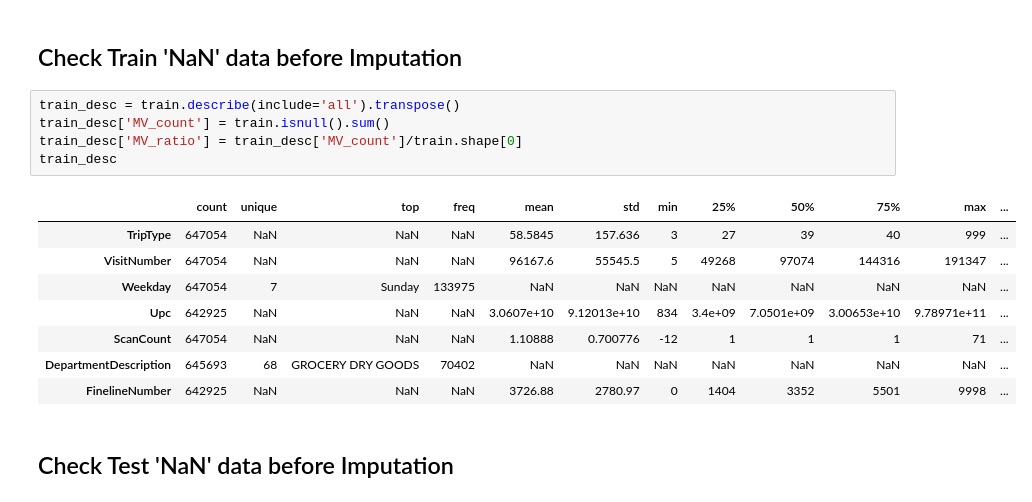
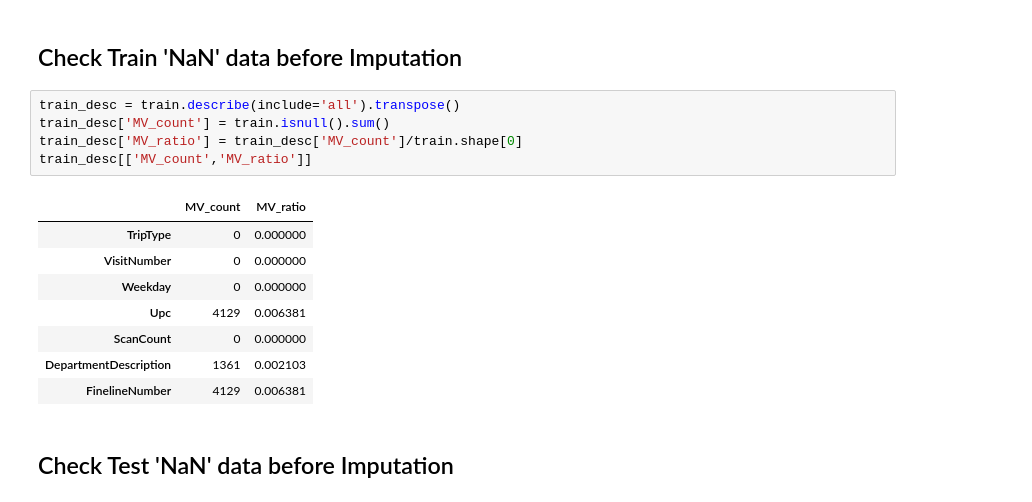
Before and after one commit to woncheolSon/Classification-Analysis-Project, a Jupyter notebook: Preprocessing.ipynb, the cells around one changed output. Saved outputs shown, nothing was run; the diff lists cells and outputs as text.

```diff
--- a/Preprocessing.ipynb
+++ b/Preprocessing.ipynb
@@ -30,17 +31,17 @@ samplesub.head()
 # %%
 train_desc = train.describe(include='all').transpose()
 train_desc['MV_count'] = train.isnull().sum()
 train_desc['MV_ratio'] = train_desc['MV_count']/train.shape[0]
-train_desc
+train_desc[['MV_count','MV_ratio']]
 # %% [output]
-|  | count | unique | top | freq | mean | std | min | 25% | 50% | 75% | max | ... |
-| TripType | 647054 | NaN | NaN | NaN | 58.5845 | 157.636 | 3 | 27 | 39 | 40 | 999 | ... |
-| VisitNumber | 647054 | NaN | NaN | NaN | 96167.6 | 55545.5 | 5 | 49268 | 97074 | 144316 | 191347 | ... |
-| Weekday | 647054 | 7 | Sunday | 133975 | NaN | NaN | NaN | NaN | NaN | NaN | NaN | ... |
-| Upc | 642925 | NaN | NaN | NaN | 3.0607e+10 | 9.12013e+10 | 834 | 3.4e+09 | 7.0501e+09 | 3.00653e+10 | 9.78971e+11 | ... |
-| ScanCount | 647054 | NaN | NaN | NaN | 1.10888 | 0.700776 | -12 | 1 | 1 | 1 | 71 | ... |
-| DepartmentDescription | 645693 | 68 | GROCERY DRY GOODS | 70402 | NaN | NaN | NaN | NaN | NaN | NaN | NaN | ... |
-| FinelineNumber | 642925 | NaN | NaN | NaN | 3726.88 | 2780.97 | 0 | 1404 | 3352 | 5501 | 9998 | ... |
+|  | MV_count | MV_ratio |
+| TripType | 0 | 0.000000 |
+| VisitNumber | 0 | 0.000000 |
+| Weekday | 0 | 0.000000 |
+| Upc | 4129 | 0.006381 |
+| ScanCount | 0 | 0.000000 |
+| DepartmentDescription | 1361 | 0.002103 |
+| FinelineNumber | 4129 | 0.006381 |
 # %% [markdown]
 ## Check Test 'NaN' data before Imputation
 # %%
```
Also changed, not shown: parts of 64 cells of this notebook.
